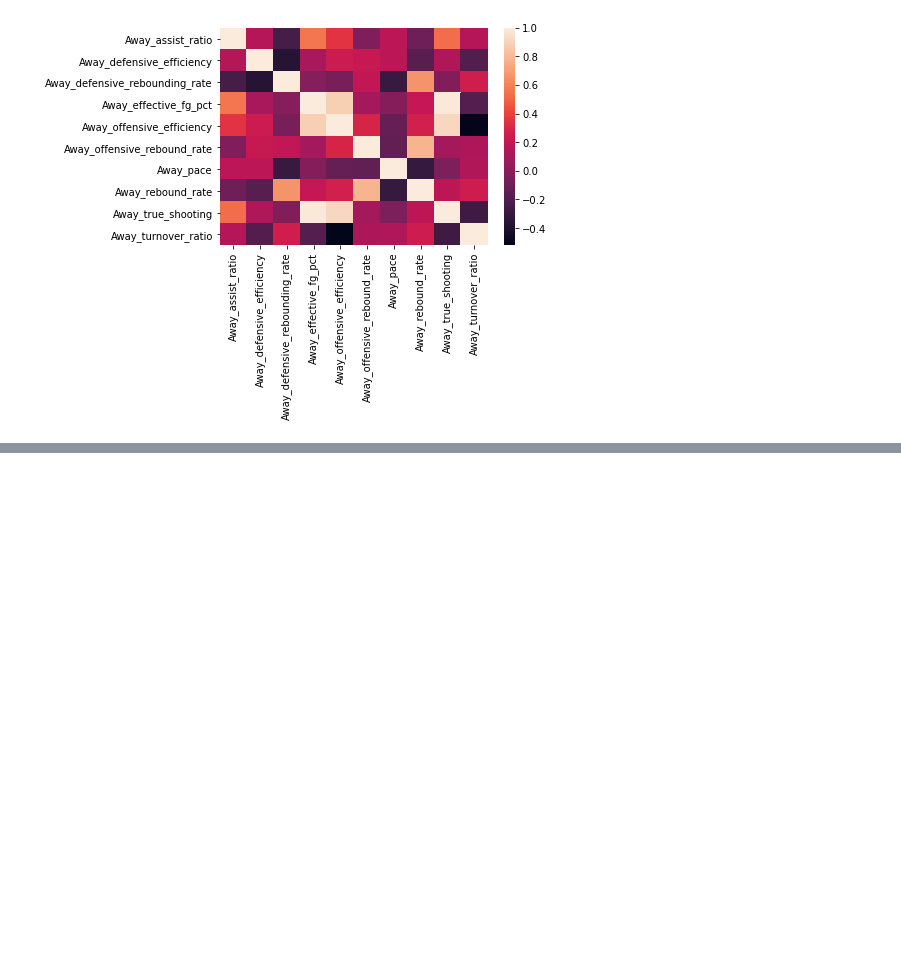
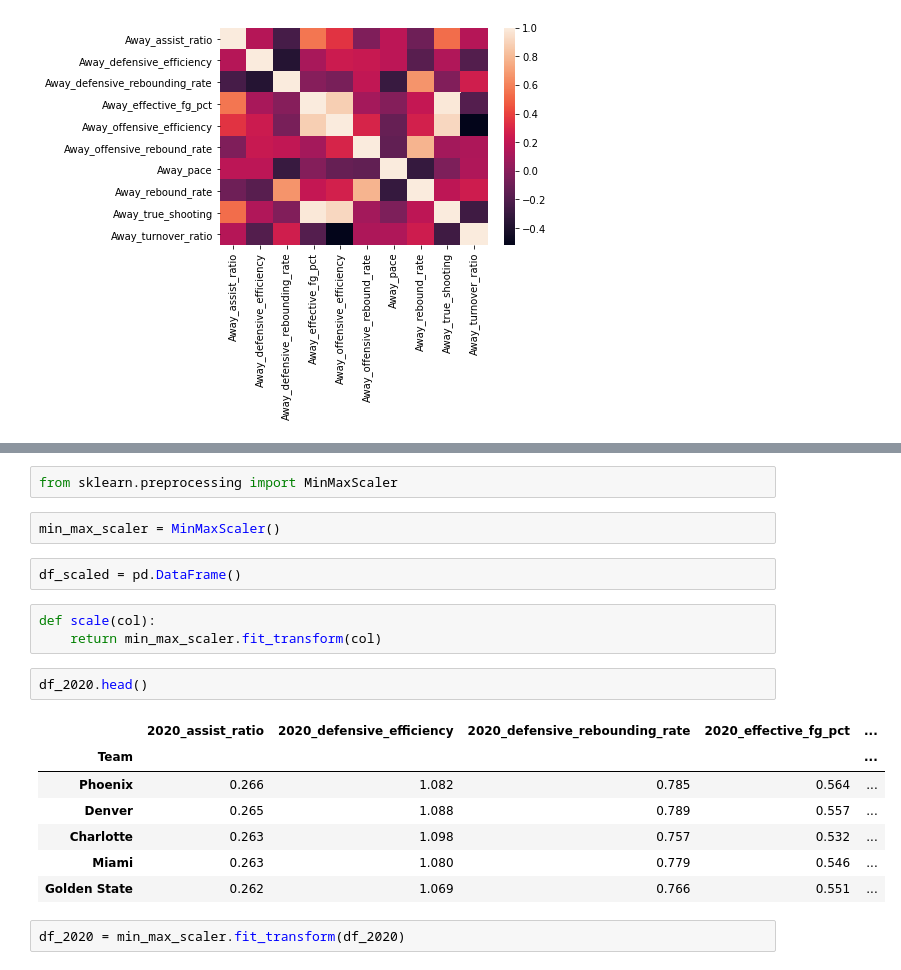
Before and after one commit to sharkoe/NBA, a Jupyter notebook: EDA_Adv_Stats.ipynb, the cells around one changed output, grey strips where cells are left out. Saved outputs shown, nothing was run; the diff lists cells and outputs as text; blank space fills up the shorter version.

```diff
--- a/EDA_Adv_Stats.ipynb
+++ b/EDA_Adv_Stats.ipynb
@@ -136,0 +118,21 @@ for team in df.index:
+# %%
+from sklearn.preprocessing import MinMaxScaler
+# %%
+min_max_scaler = MinMaxScaler()
+# %%
+df_scaled = pd.DataFrame()
+# %%
+def scale(col):
+    return min_max_scaler.fit_transform(col)
+# %%
+df_2020.head()
+# %% [output]
+|  | 2020_assist_ratio | 2020_defensive_efficiency | 2020_defensive_rebounding_rate | 2020_effective_fg_pct | ... |
+| Team |  |  |  |  | ... |
+| Phoenix | 0.266 | 1.082 | 0.785 | 0.564 | ... |
+| Denver | 0.265 | 1.088 | 0.789 | 0.557 | ... |
+| Charlotte | 0.263 | 1.098 | 0.757 | 0.532 | ... |
+| Miami | 0.263 | 1.080 | 0.779 | 0.546 | ... |
+| Golden State | 0.262 | 1.069 | 0.766 | 0.551 | ... |
+# %%
+df_2020 = min_max_scaler.fit_transform(df_2020)
```
Also changed, not shown: parts of 3 cells of this notebook, 12 other files.
